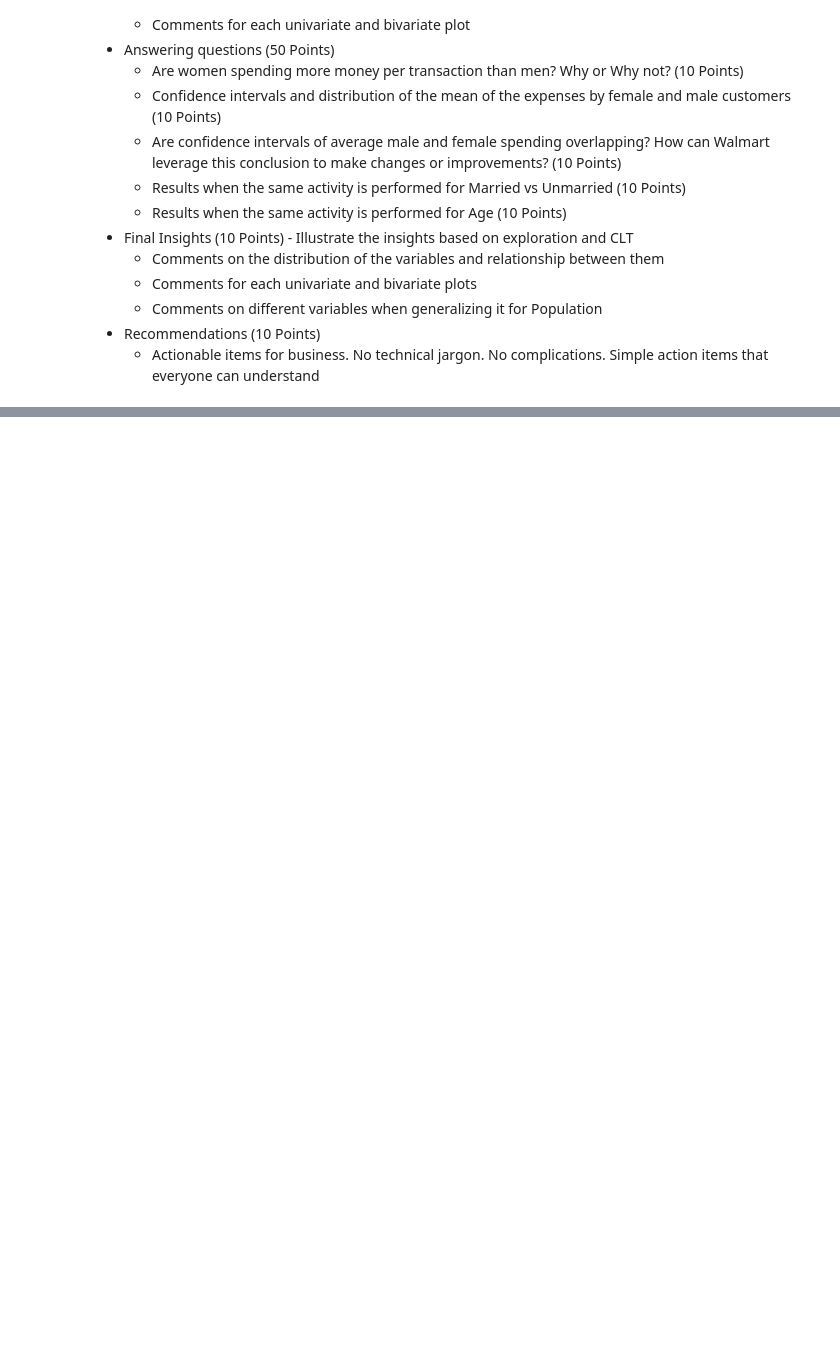
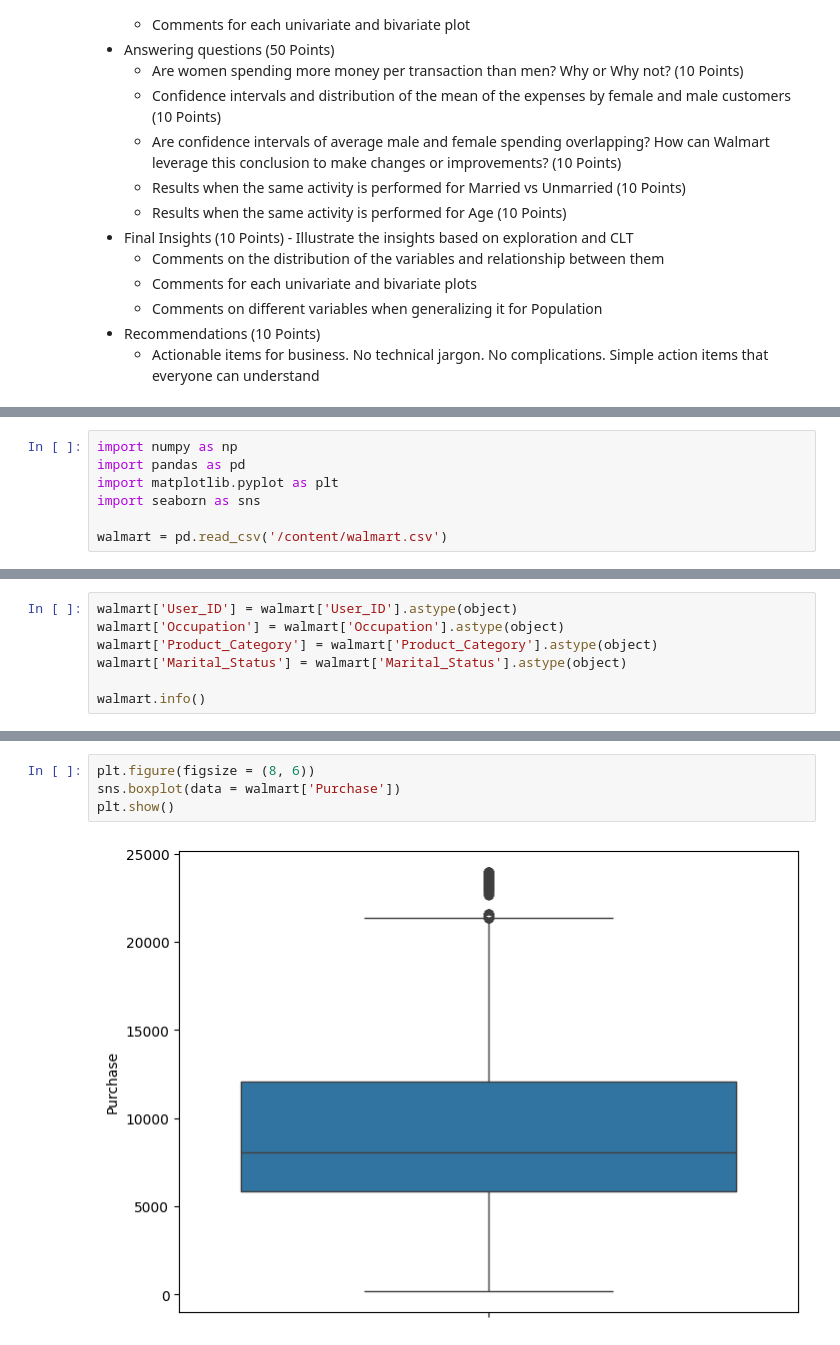
Before and after one commit to RichaGaharwar/Walmart---Confidence-Interval-CLT, a Jupyter notebook: Walmart_Confidence_Interval_&_CLT.ipynb, the cells around one changed output, grey strips where cells are left out. Drawn from its saved outputs; the diff is of its cells as text; blank space fills up the shorter version.

```diff
--- a/Walmart_Confidence_Interval_&_CLT.ipynb
+++ b/Walmart_Confidence_Interval_&_CLT.ipynb
@@ -95,0 +98,7 @@ The dataset has the following features:
+# %%
+import numpy as np
+import pandas as pd
+import matplotlib.pyplot as plt
+import seaborn as sns
+
+walmart = pd.read_csv('/content/walmart.csv')
@@ -95,0 +152,7 @@ The dataset has the following features:
+# %%
+walmart['User_ID'] = walmart['User_ID'].astype(object)
+walmart['Occupation'] = walmart['Occupation'].astype(object)
+walmart['Product_Category'] = walmart['Product_Category'].astype(object)
+walmart['Marital_Status'] = walmart['Marital_Status'].astype(object)
+
+walmart.info()
@@ -95,0 +189,6 @@ The dataset has the following features:
+# %%
+plt.figure(figsize = (8, 6))
+sns.boxplot(data = walmart['Purchase'])
+plt.show()
+# %% [output]
+[figure, added]
```
Also changed, not shown: parts of 14 cells of this notebook.
